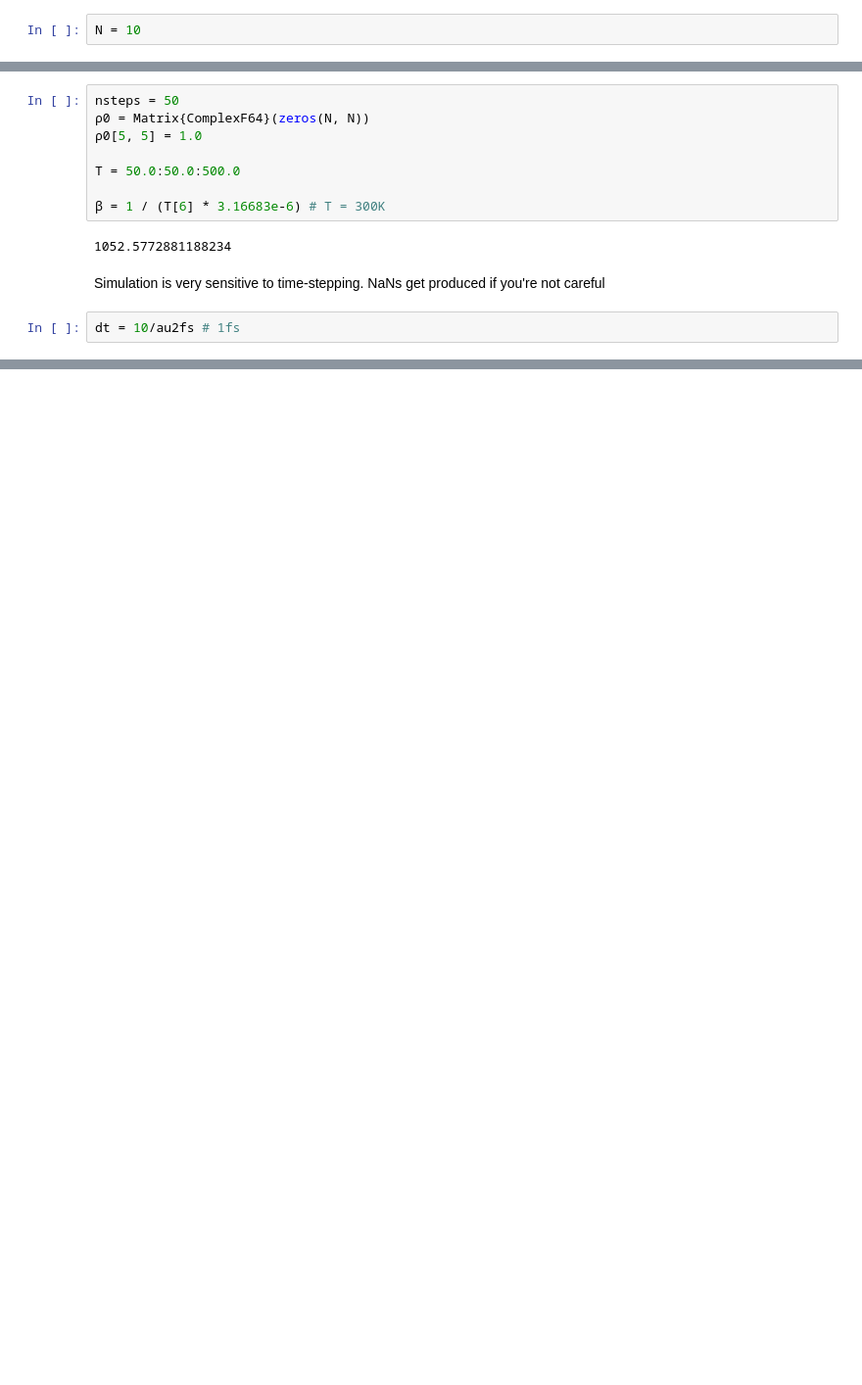
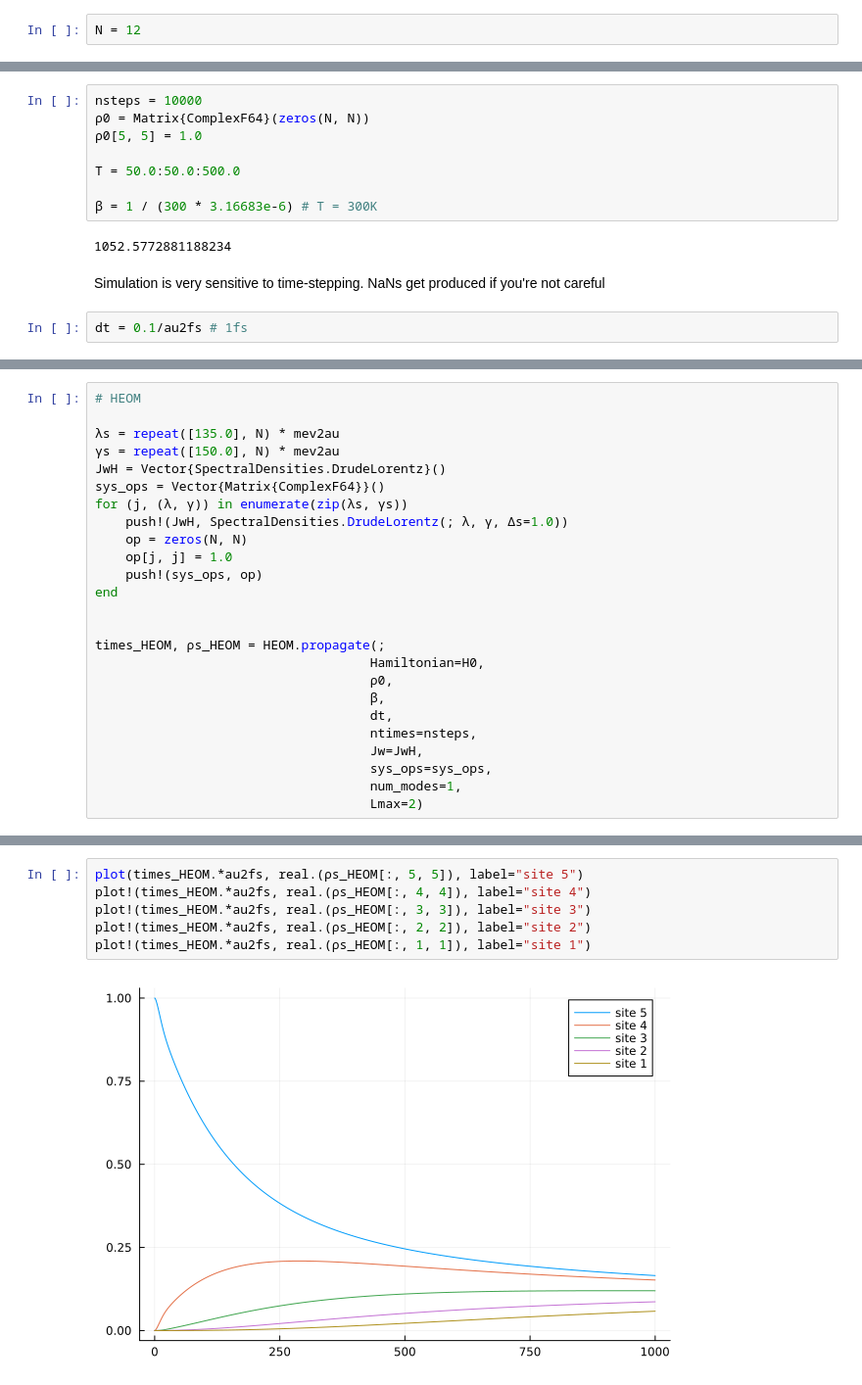
Before and after one commit to Frost-group/pathintegraldynamics, a Jupyter notebook: 0003-Rubrene/Rubrene.ipynb, the cells around one changed output, grey strips where cells are left out. Shown at 98% size. Drawn from its saved outputs; the diff is of its cells as text; blank space fills up the shorter version.

```diff
--- a/0003-Rubrene/Rubrene.ipynb
+++ b/0003-Rubrene/Rubrene.ipynb
@@ -47,5 +26,5 @@ Ordejon paper mentions that Hamiltonian electronic terms are $\epsilon_0$ , $\ep
 # %% [output]
 -10.7
 # %%
-N = 10
+N = 12
 # %% [output]
@@ -111,15 +103,15 @@ plot(ω, Jw.(ω), xlabel="ω", ylabel="J(ω)", title="Spectral Density", legend=
 # %%
-nsteps = 50
+nsteps = 10000
 ρ0 = Matrix{ComplexF64}(zeros(N, N))
 ρ0[5, 5] = 1.0
 
 T = 50.0:50.0:500.0
 
-β = 1 / (T[6] * 3.16683e-6) # T = 300K
+β = 1 / (300 * 3.16683e-6) # T = 300K
 # %% [output]
 1052.5772881188234
 # %% [markdown]
 Simulation is very sensitive to time-stepping. NaNs get produced if you're not careful
 # %%
-dt = 10/au2fs # 1fs
+dt = 0.1/au2fs # 1fs
 # %% [output]
@@ -191,0 +154,25 @@ plot!(t.*au2fs, real.(ρ[:, 1, 1]), label="site 1")
+# %%
+# HEOM
+
+λs = repeat([135.0], N) * mev2au
+γs = repeat([150.0], N) * mev2au
+JwH = Vector{SpectralDensities.DrudeLorentz}()
+sys_ops = Vector{Matrix{ComplexF64}}()
+for (j, (λ, γ)) in enumerate(zip(λs, γs))
+    push!(JwH, SpectralDensities.DrudeLorentz(; λ, γ, Δs=1.0))
+    op = zeros(N, N)
+    op[j, j] = 1.0
+    push!(sys_ops, op)
+end
+
+
+times_HEOM, ρs_HEOM = HEOM.propagate(;
+                                    Hamiltonian=H0,
+                                    ρ0,
+                                    β,
+                                    dt,
+                                    ntimes=nsteps,
+                                    Jw=JwH,
+                                    sys_ops=sys_ops,
+                                    num_modes=1,
+                                    Lmax=2)
@@ -191,0 +181,8 @@ plot!(t.*au2fs, real.(ρ[:, 1, 1]), label="site 1")
+# %%
+plot(times_HEOM.*au2fs, real.(ρs_HEOM[:, 5, 5]), label="site 5")
+plot!(times_HEOM.*au2fs, real.(ρs_HEOM[:, 4, 4]), label="site 4")
+plot!(times_HEOM.*au2fs, real.(ρs_HEOM[:, 3, 3]), label="site 3")
+plot!(times_HEOM.*au2fs, real.(ρs_HEOM[:, 2, 2]), label="site 2")
+plot!(times_HEOM.*au2fs, real.(ρs_HEOM[:, 1, 1]), label="site 1")
+# %% [output]
+[figure, added]
```
Also changed, not shown: parts of 29 cells of this notebook, 7 other files.
